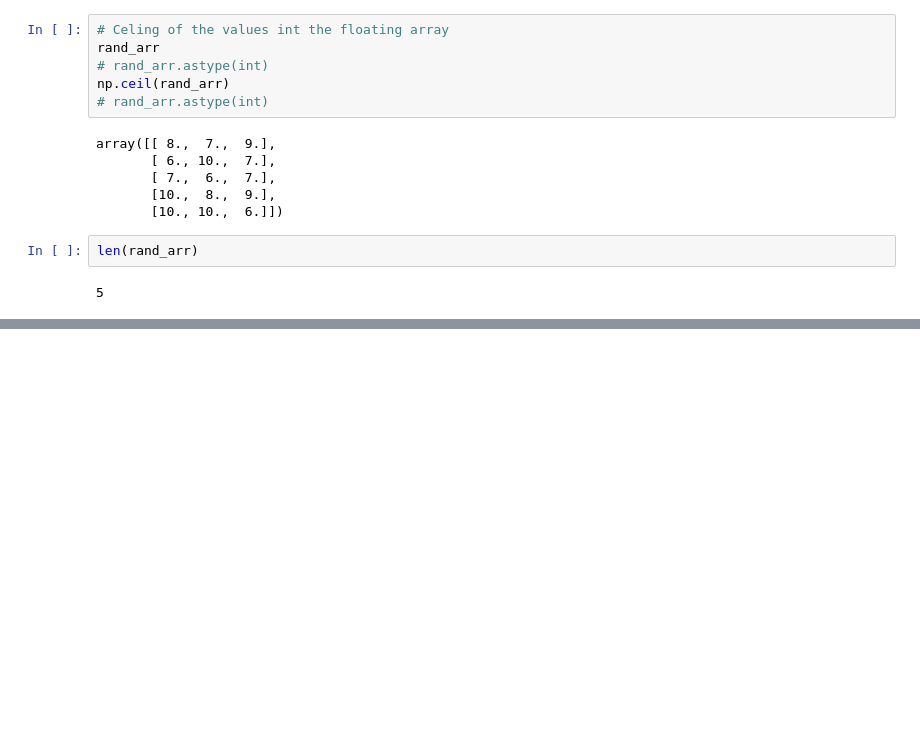
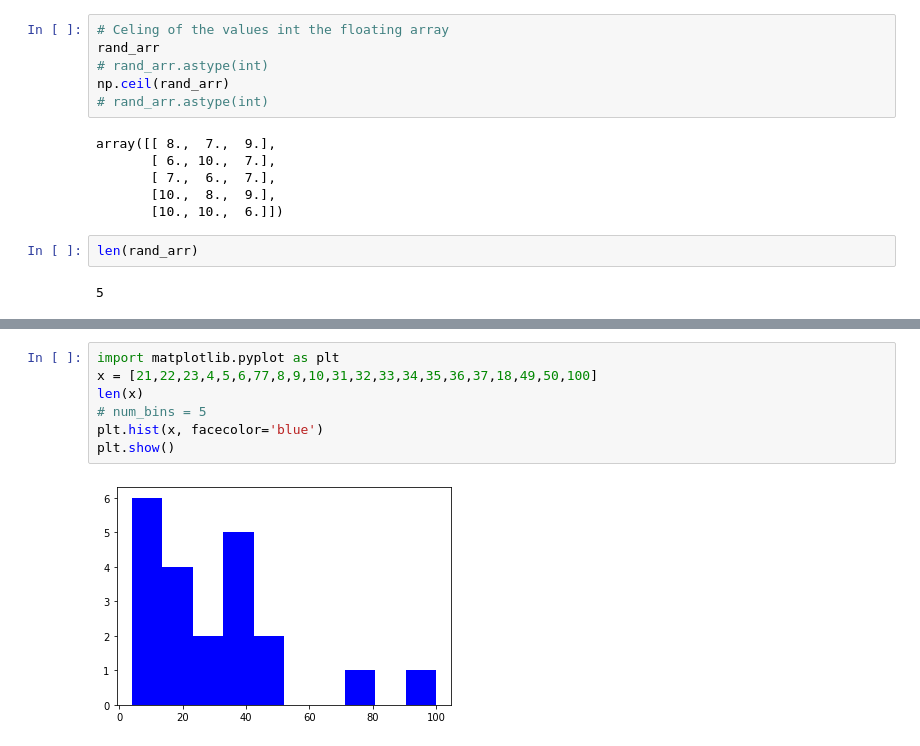
Before and after one commit to cvsnraju/learn_python, a Jupyter notebook: numpy/Ndarrays Jupyter .ipynb, the cells around one changed output, grey strips where cells are left out. Saved outputs shown, nothing was run; the diff lists cells and outputs as text; blank space fills up the shorter version.

```diff
--- a/numpy/Ndarrays Jupyter .ipynb
+++ b/numpy/Ndarrays Jupyter .ipynb
@@ -270,0 +338,9 @@ len(rand_arr)
+# %%
+import matplotlib.pyplot as plt
+x = [21,22,23,4,5,6,77,8,9,10,31,32,33,34,35,36,37,18,49,50,100]
+len(x)
+# num_bins = 5
+plt.hist(x, facecolor='blue')
+plt.show()
+# %% [output]
+[figure, added]
```
Also changed, not shown: parts of 7 cells of this notebook, 1 other file.
